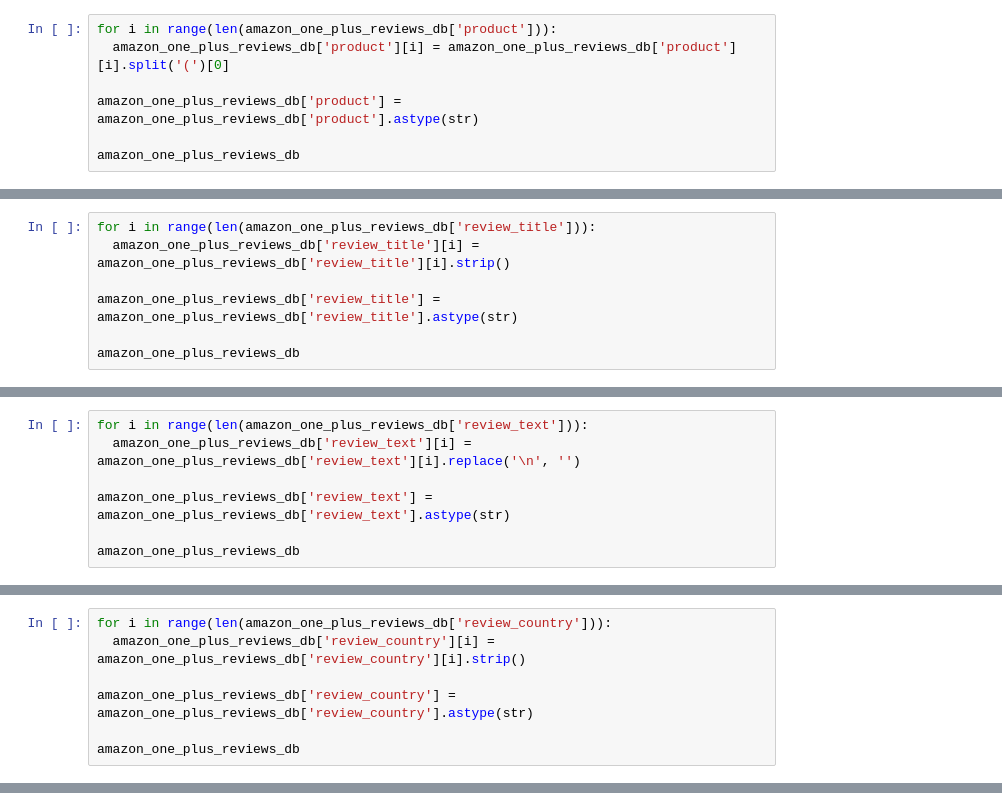
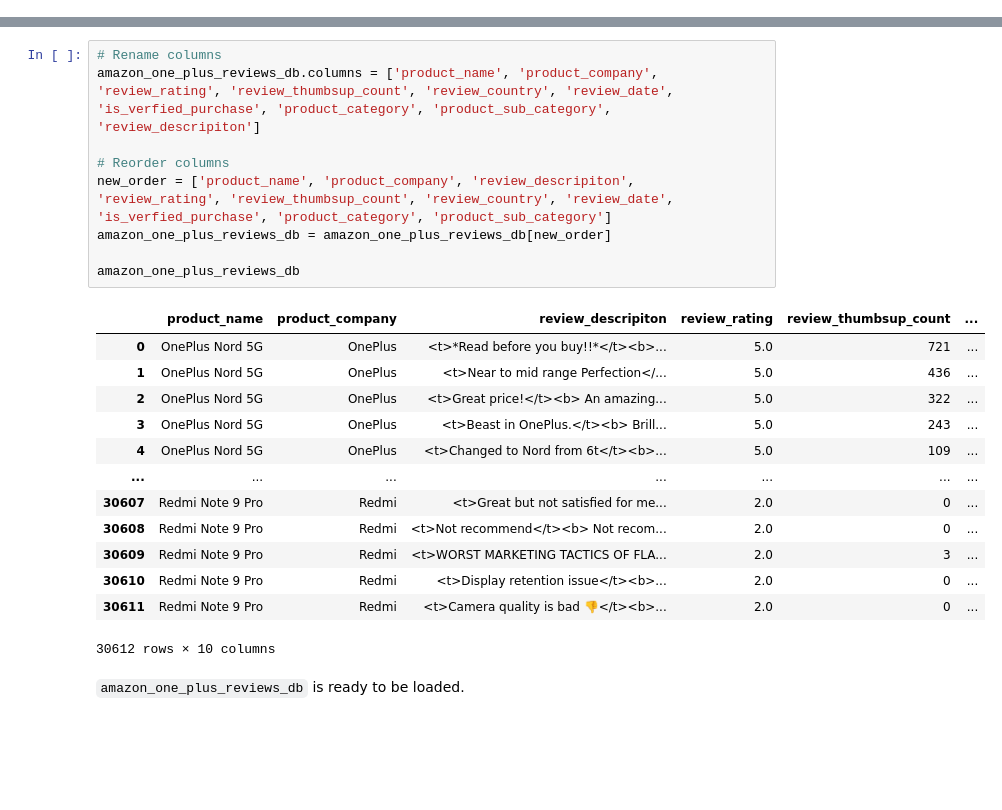
Before and after one commit to AminArshadi/CSI-4142-project, a Jupyter notebook: amazon_one_plus_reviews.ipynb, the cells around one changed output, grey strips where cells are left out. Cells and saved outputs as stored; diff of their text form; blank space fills up the shorter version.

```diff
--- a/amazon_one_plus_reviews.ipynb
+++ b/amazon_one_plus_reviews.ipynb
@@ -65,7 +340,0 @@ False
-# %%
-for i in range(len(amazon_one_plus_reviews_db['product'])):
-  amazon_one_plus_reviews_db['product'][i] = amazon_one_plus_reviews_db['product'][i].split('(')[0]
-
-amazon_one_plus_reviews_db['product'] = amazon_one_plus_reviews_db['product'].astype(str)
-
-amazon_one_plus_reviews_db
@@ -90,7 +340,0 @@ See the caveats in the documentation: https://pandas.pydata.org/pandas-docs/stab
-# %%
-for i in range(len(amazon_one_plus_reviews_db['review_title'])):
-  amazon_one_plus_reviews_db['review_title'][i] = amazon_one_plus_reviews_db['review_title'][i].strip()
-
-amazon_one_plus_reviews_db['review_title'] = amazon_one_plus_reviews_db['review_title'].astype(str)
-
-amazon_one_plus_reviews_db
@@ -140,7 +340,0 @@ See the caveats in the documentation: https://pandas.pydata.org/pandas-docs/stab
-# %%
-for i in range(len(amazon_one_plus_reviews_db['review_text'])):
-  amazon_one_plus_reviews_db['review_text'][i] = amazon_one_plus_reviews_db['review_text'][i].replace('\n', '')
-
-amazon_one_plus_reviews_db['review_text'] = amazon_one_plus_reviews_db['review_text'].astype(str)
-
-amazon_one_plus_reviews_db
@@ -209,7 +340,0 @@ See the caveats in the documentation: https://pandas.pydata.org/pandas-docs/stab
-# %%
-for i in range(len(amazon_one_plus_reviews_db['review_country'])):
-  amazon_one_plus_reviews_db['review_country'][i] = amazon_one_plus_reviews_db['review_country'][i].strip()
-
-amazon_one_plus_reviews_db['review_country'] = amazon_one_plus_reviews_db['review_country'].astype(str)
-
-amazon_one_plus_reviews_db
@@ -309,0 +341,25 @@ amazon_one_plus_reviews_db
+# %%
+# Rename columns
+amazon_one_plus_reviews_db.columns = ['product_name', 'product_company', 'review_rating', 'review_thumbsup_count', 'review_country', 'review_date', 'is_verfied_purchase', 'product_category', 'product_sub_category', 'review_descripiton']
+
+# Reorder columns
+new_order = ['product_name', 'product_company', 'review_descripiton', 'review_rating', 'review_thumbsup_count', 'review_country', 'review_date', 'is_verfied_purchase', 'product_category', 'product_sub_category']
+amazon_one_plus_reviews_db = amazon_one_plus_reviews_db[new_order]
+
+amazon_one_plus_reviews_db
+# %% [output]
+|  | product_name | product_company | review_descripiton | review_rating | review_thumbsup_count | ... |
+| 0 | OnePlus Nord 5G | OnePlus | <t>*Read before you buy!!*</t><b>... | 5.0 | 721 | ... |
+| 1 | OnePlus Nord 5G | OnePlus | <t>Near to mid range Perfection</... | 5.0 | 436 | ... |
+| 2 | OnePlus Nord 5G | OnePlus | <t>Great price!</t><b> An amazing... | 5.0 | 322 | ... |
+| 3 | OnePlus Nord 5G | OnePlus | <t>Beast in OnePlus.</t><b> Brill... | 5.0 | 243 | ... |
+| 4 | OnePlus Nord 5G | OnePlus | <t>Changed to Nord from 6t</t><b>... | 5.0 | 109 | ... |
+| ... | ... | ... | ... | ... | ... | ... |
+| 30607 | Redmi Note 9 Pro | Redmi | <t>Great but not satisfied for me... | 2.0 | 0 | ... |
+| 30608 | Redmi Note 9 Pro | Redmi | <t>Not recommend</t><b> Not recom... | 2.0 | 0 | ... |
+| 30609 | Redmi Note 9 Pro | Redmi | <t>WORST MARKETING TACTICS OF FLA... | 2.0 | 3 | ... |
+| 30610 | Redmi Note 9 Pro | Redmi | <t>Display retention issue</t><b>... | 2.0 | 0 | ... |
+| 30611 | Redmi Note 9 Pro | Redmi | <t>Camera quality is bad 👎</t><b>... | 2.0 | 0 | ... |
+30612 rows × 10 columns
+# %% [markdown]
+`amazon_one_plus_reviews_db` is ready to be loaded.
```
Also changed, not shown: parts of 26 cells of this notebook, 2 other files.
